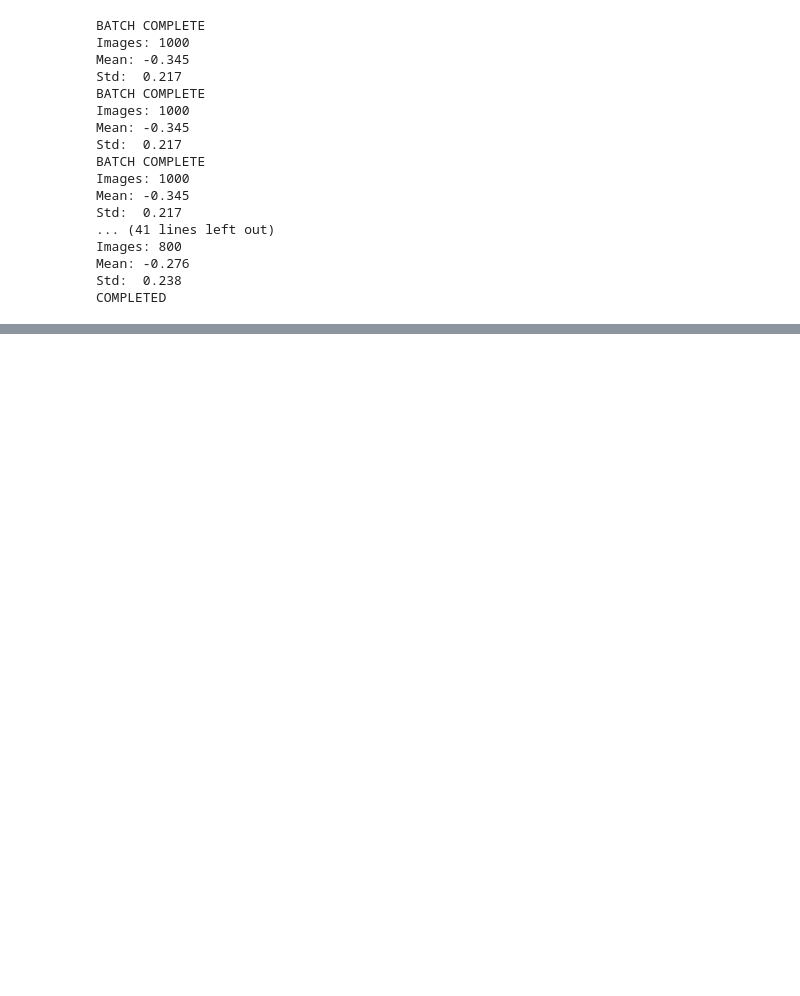
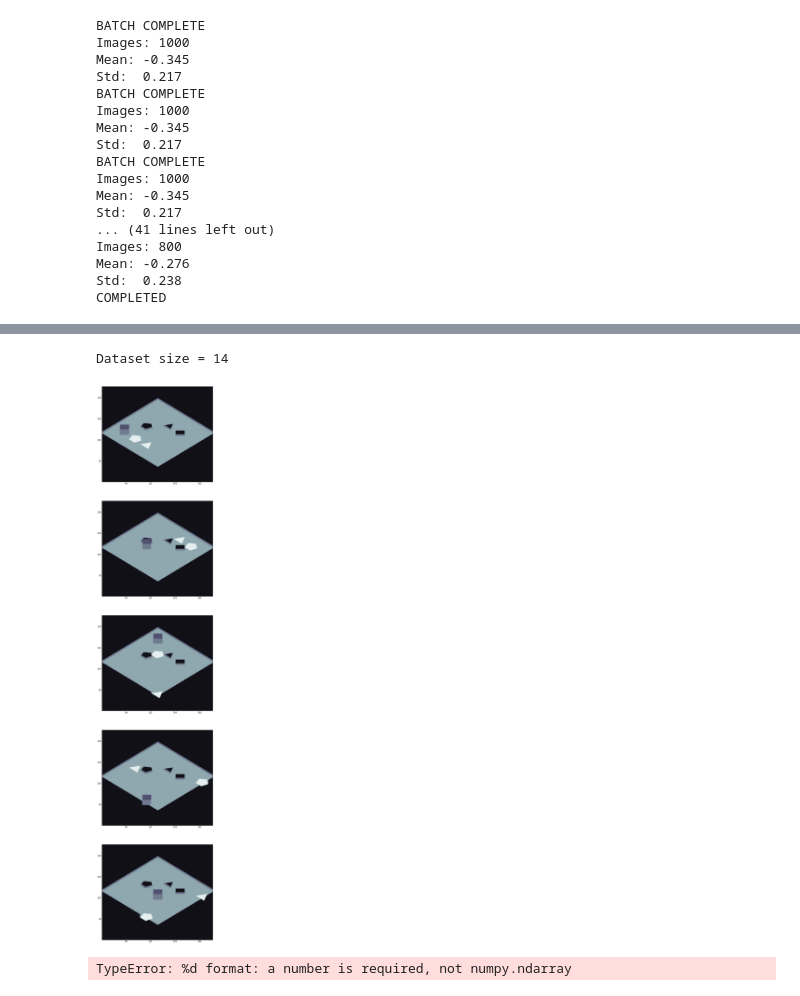
Before and after one commit to MatteoRagni/cae, a Jupyter notebook: DataPreparation.ipynb, the cells around one changed output, grey strips where cells are left out. Saved outputs shown, nothing was run; the diff lists cells and outputs as text; code cells hidden in the pictures; blank space fills up the shorter version.

```diff
--- a/DataPreparation.ipynb
+++ b/DataPreparation.ipynb
@@ -171,0 +371,9 @@ Dataset size = 14
+# %%
+test_images(os.path.join(os.getcwd(), 'dataset/data_int.pickle'), vert=1, size=(10,50))
+# %% [output]
+Dataset size = 14
+[figure, added]
+# %%
+test_images(os.path.join(os.getcwd(), 'dataset/data_diff.pickle'), vert=1, size=(10,50))
+# %% [output]
+TypeError: %d format: a number is required, not numpy.ndarray
```
Also changed, not shown: parts of 8 cells of this notebook, 2 other files.
